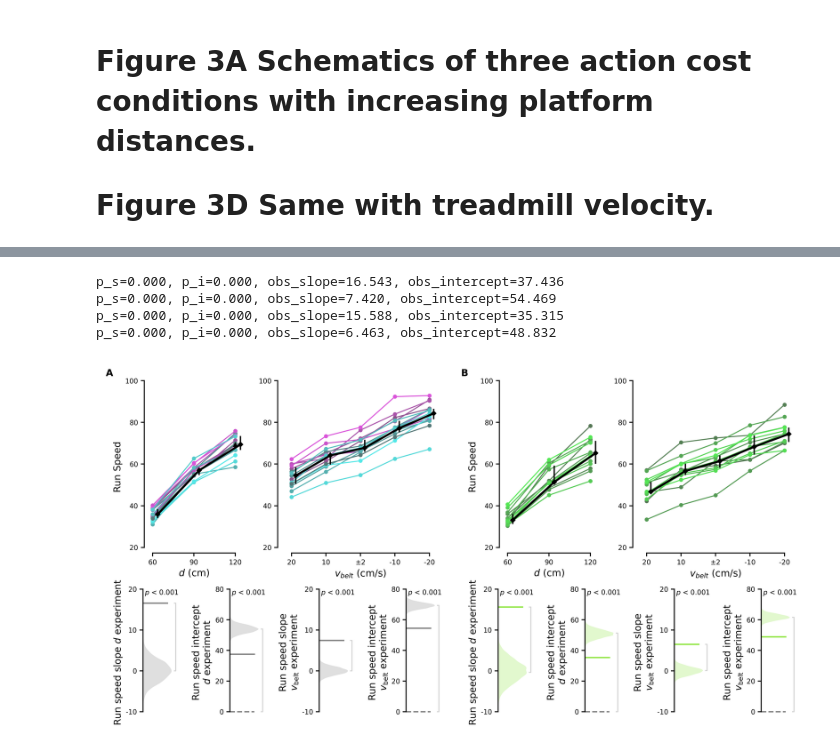
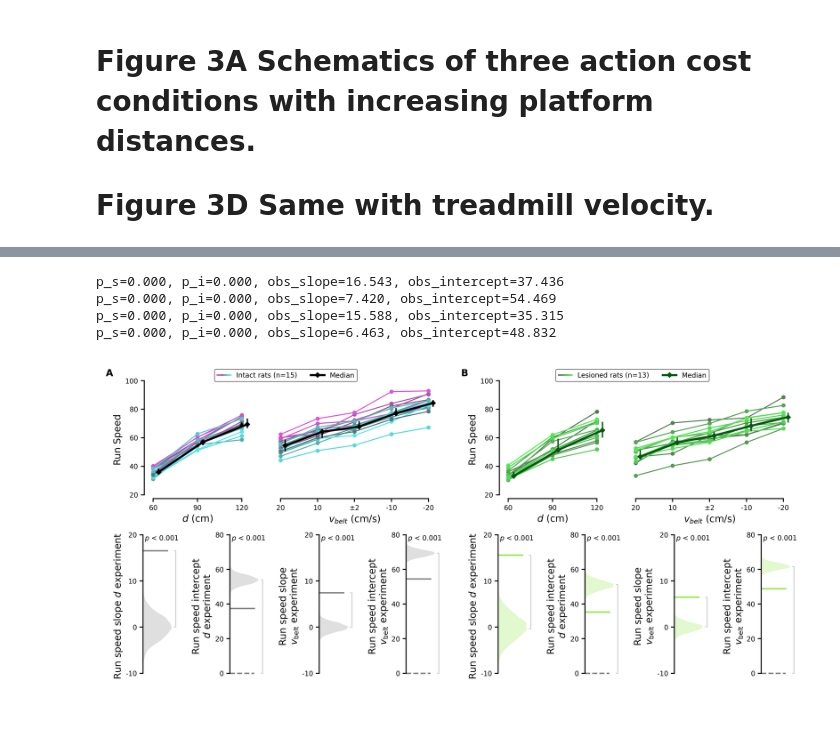
Before and after one commit to HeathenToaster/RunningFastAndSlow, a Jupyter notebook: Figure_SXXXX.ipynb, the cells around one changed output, grey strips where cells are left out. Drawn from its saved outputs; the diff is of its cells as text; code cells hidden in the pictures; blank space fills up the shorter version.

```diff
--- a/Figure_SXXXX.ipynb
+++ b/Figure_SXXXX.ipynb
@@ -126,7 +126,7 @@ PLOT_PARAMS = {
 # %%
 
 def plot_model_parameter(param_name, dist_or_tm='dist', show_ex=False, ax=None, show_xlabel=False, show_ylabel=False, hide_y=False,
-                         lesioned_animals=False):
+                         lesioned_animals=False, median_color='k'):
 
     if not lesioned_animals:
         animalList = ['RatF00', 'RatF01', 'RatF02', 'RatM00', 'RatM01', 'RatM02',
@@ -182,4 +182,4 @@ def plot_model_parameter(param_name, dist_or_tm='dist', show_ex=False, ax=None,
         ax.tick_params(left=False, labelleft=False)
 
     space_axes(ax, x_ratio_left=.1, x_ratio_right=.1)
-    plotmedian(params['fit'], ax=ax, dist_or_tm=dist_or_tm, animalList=animalList, err='percentile')
+    plotmedian(params['fit'], ax=ax, dist_or_tm=dist_or_tm, animalList=animalList, err='percentile', color=median_color)
@@ -186,11 +222,10 @@ def plot_model_parameter(param_name, dist_or_tm='dist', show_ex=False, ax=None,
 # %%
-fig = plt.figure(figsize=(cm2inch(18), cm2inch(9)),
+fig = plt.figure(figsize=(cm2inch(18), cm2inch(8)),
                  constrained_layout=True, facecolor='w', dpi=600)
 
-h_ratio = [1, .66]
 gs0 = fig.add_gridspec(1, 3, width_ratios=[1, .05, 1])
 
-left = gs0[0].subgridspec(2, 1, height_ratios=h_ratio)
+left = gs0[0].subgridspec(2, 1)
 left_row1 = left[0].subgridspec(1, 2, width_ratios=[3, 5])
 ax_dist_intact = plt.subplot(left_row1[0])
 ax_tm_intact = plt.subplot(left_row1[1])
@@ -202,7 +237,7 @@ ax_slope_tm_intact = plt.subplot(left_row2[2])
 ax_intercept_tm_intact = plt.subplot(left_row2[3])
 
 
-right = gs0[2].subgridspec(2, 1, height_ratios=h_ratio)
+right = gs0[2].subgridspec(2, 1)
 right_row1 = right[0].subgridspec(1, 2, width_ratios=[3, 5])
 ax_dist_lesion = plt.subplot(right_row1[0])
 ax_tm_lesion = plt.subplot(right_row1[1])
@@ -220,7 +255,7 @@ plot_model_parameter('run_speed', dist_or_tm='dist', show_ex=True, ax=ax_dist_in
                          show_xlabel=True, show_ylabel=True)
 
 plot_model_parameter('run_speed', dist_or_tm='tm', show_ex=False, ax=ax_tm_intact,
-                         show_xlabel=True, show_ylabel=False)
+                         show_xlabel=True, show_ylabel=False, hide_y=True)
 
 regression_permutation(run_speeds, dist_or_tm='dist',
                        varname_slope=f'Run speed slope {_} experiment',
@@ -236,33 +271,38 @@ regression_permutation(run_speeds, dist_or_tm='tm',
 
 
 
 plot_model_parameter('run_speed_lesion', dist_or_tm='dist', show_ex=True, ax=ax_dist_lesion, lesioned_animals=True,
-                         show_xlabel=True, show_ylabel=True)
+                         show_xlabel=True, show_ylabel=True, median_color='xkcd:deep green')
 
 plot_model_parameter('run_speed_lesion', dist_or_tm='tm', show_ex=False, ax=ax_tm_lesion, lesioned_animals=True,
-                         show_xlabel=True, show_ylabel=False)
+                         show_xlabel=True, show_ylabel=False, median_color='xkcd:deep green', hide_y=True)
 
 regression_permutation(run_speeds_lesion, dist_or_tm='dist', lesioned_animals=True,
                         varname_slope=f'Run speed slope {_} experiment',
                         varname_intercept=f'Run speed intercept\n{_} experiment',
                         ax_slope=ax_slope_dist_lesion, yticks_slope=[-10, 0, 10, 20],
                         ax_intercept=ax_intercept_dist_lesion, y_ticks_intercept=[0, 20, 40, 60, 80])
 
 regression_permutation(run_speeds_lesion, dist_or_tm='tm', lesioned_animals=True,
                        varname_slope=f'Run speed slope\n{__} experiment',
                         varname_intercept=f'Run speed intercept\n{__} experiment',
                         ax_slope=ax_slope_tm_lesion, yticks_slope=[-10, 0, 10, 20],
                         ax_intercept=ax_intercept_tm_lesion, y_ticks_intercept=[0, 20, 40, 60, 80])
 
+legend_intact = fig.add_axes([.25, .99, .01, .01])
+legend_lesion = fig.add_axes([.75, .99, .01, .01])
+dummy_legend_intact(ax=legend_intact)
+dummy_legend_lesion(ax=legend_lesion)
+
 add_all_letters([ax_dist_intact, ax_dist_lesion], ["A", "B"])
 
 plt.savefig("./Figures_paper/Figure_SXXXX.pdf", facecolor='w',
         edgecolor='none', bbox_inches='tight', format="pdf", dpi=600)
 plt.savefig("./Figures_paper/Figure_SXXXX.svg", facecolor='w',
         edgecolor='none', bbox_inches='tight', format="svg", dpi=600)
 # %% [output]
 p_s=0.000, p_i=0.000, obs_slope=16.543, obs_intercept=37.436
 p_s=0.000, p_i=0.000, obs_slope=7.420, obs_intercept=54.469
 p_s=0.000, p_i=0.000, obs_slope=15.588, obs_intercept=35.315
 p_s=0.000, p_i=0.000, obs_slope=6.463, obs_intercept=48.832
-[figure, old version]
+[figure, new version]
```
Also changed, not shown: parts of 1 cell of this notebook, 12 other files.
